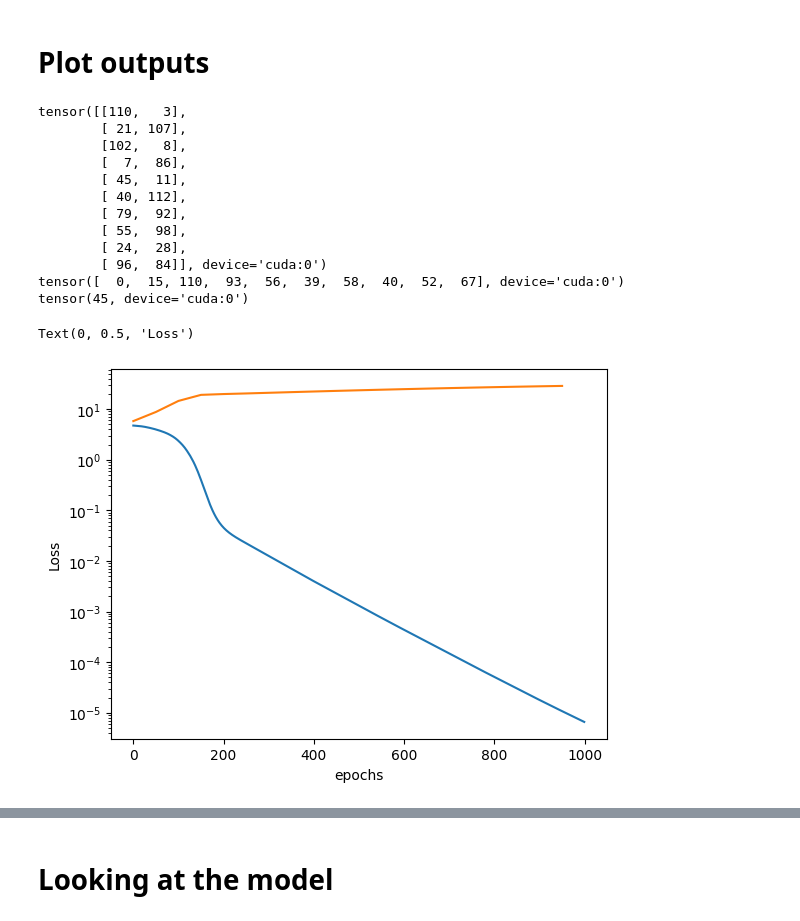
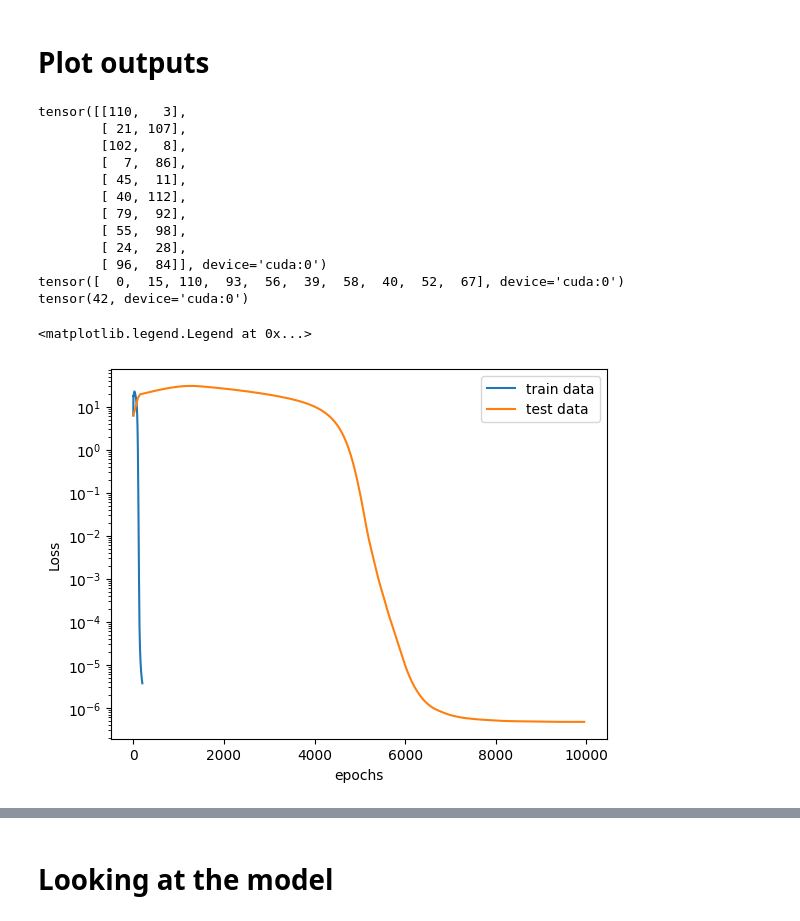
Before and after one commit to seoirsem/Colab_Notebooks, a Jupyter notebook: Modular_Addition.ipynb, the cells around one changed output, grey strips where cells are left out. Cells and saved outputs as stored; diff of their text form; code cells hidden in the pictures.

```diff
--- a/Modular_Addition.ipynb
+++ b/Modular_Addition.ipynb
@@ -117,7 +134,7 @@ cfg = HookedTransformerConfig(
     d_vocab_out=p,
     n_ctx=2,
     init_weights=True,
-    device="cuda",
+    device=device,#"cuda",
     seed = 999,
 )
 # %%
@@ -213,7 +230,7 @@ correct_in_test = []
 correct_in_train = []
 test_losses = []
 # %%
-epochs = 1000
+epochs = 10000
 n_show = 1000
 n_train_loss = 50
 # %%
@@ -257,16 +283,17 @@ tensor([[110,   3],
         [ 24,  28],
         [ 96,  84]], device='cuda:0')
 tensor([  0,  15, 110,  93,  56,  39,  58,  40,  52,  67], device='cuda:0')
-tensor(45, device='cuda:0')
+tensor(42, device='cuda:0')
 # %%
-plt.plot(losses)
-plt.plot([n_train_loss*i for i in range(len(test_losses))],test_losses)
+plt.plot(losses, label = 'train data')
+plt.plot([n_train_loss*i for i in range(len(test_losses))],test_losses, label = 'test data')
 plt.yscale('log')
 plt.xlabel('epochs')
 plt.ylabel('Loss')
+plt.legend()
 # %% [output]
-Text(0, 0.5, 'Loss')
+<matplotlib.legend.Legend at 0x...>
-[figure, old version]
+[figure, new version]
 # %%
 plt.figure()
 plt.plot([i*n_show for i in range(len(correct_in_test))],correct_in_test, label = 'test')
```
Also changed, not shown: parts of 24 cells of this notebook.
